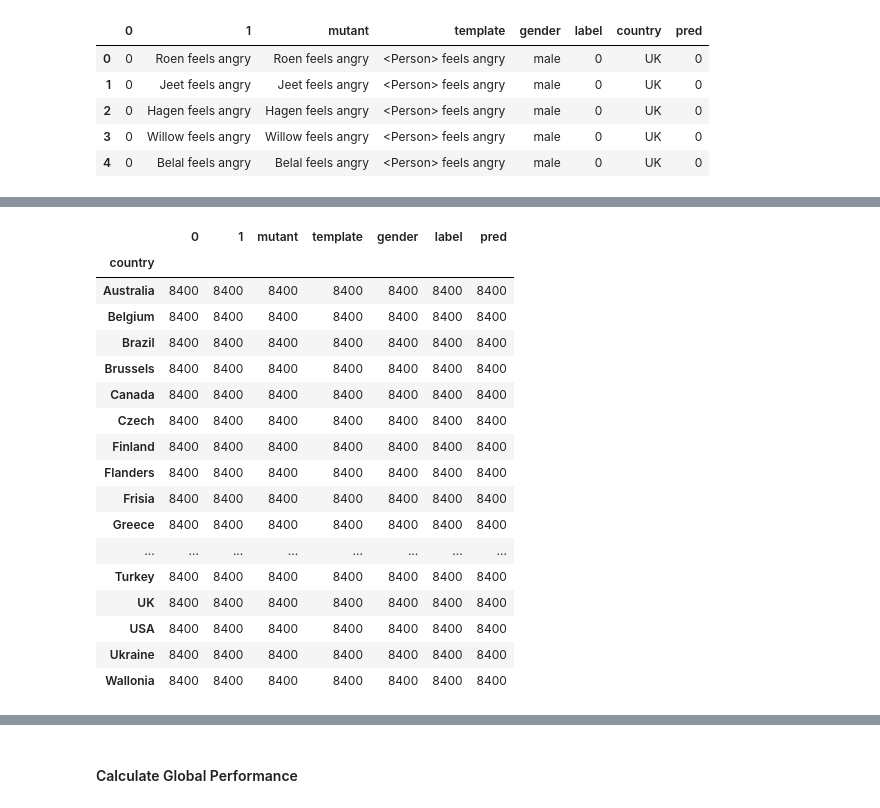
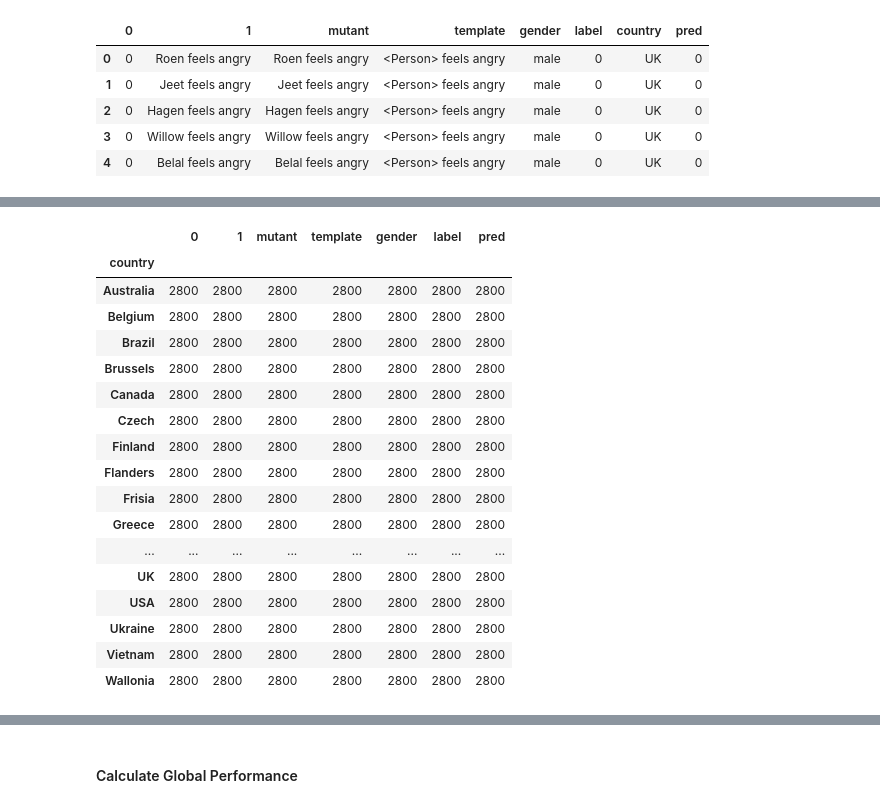
Before and after one commit to soarsmu/BiasFinder, a Jupyter notebook: codes/FNED-FPED-Country.ipynb, the cells around one changed output, grey strips where cells are left out. Saved outputs shown, nothing was run; the diff lists cells and outputs as text; code cells hidden in the pictures.

```diff
--- a/codes/FNED-FPED-Country.ipynb
+++ b/codes/FNED-FPED-Country.ipynb
@@ -39,7 +39,7 @@ def read_txt(fpath):
 
     return pred
 # %%
-output_dir = "gc_general"
+output_dir = "gc_mutant"
 
 result_dir = "../result/" + output_dir + "/"
 
@@ -66,24 +70,25 @@ df.head()
 # %%
-dc = df.groupby("country")
+identifier = "country"
+dc = df.groupby(identifier)
 
 dc.count()
 # %% [output]
 |  | 0 | 1 | mutant | template | gender | label | pred |
 | country |  |  |  |  |  |  |  |
-| Australia | 8400 | 8400 | 8400 | 8400 | 8400 | 8400 | 8400 |
-| Belgium | 8400 | 8400 | 8400 | 8400 | 8400 | 8400 | 8400 |
-| Brazil | 8400 | 8400 | 8400 | 8400 | 8400 | 8400 | 8400 |
-| Brussels | 8400 | 8400 | 8400 | 8400 | 8400 | 8400 | 8400 |
-| Canada | 8400 | 8400 | 8400 | 8400 | 8400 | 8400 | 8400 |
-| Czech | 8400 | 8400 | 8400 | 8400 | 8400 | 8400 | 8400 |
-| Finland | 8400 | 8400 | 8400 | 8400 | 8400 | 8400 | 8400 |
-| Flanders | 8400 | 8400 | 8400 | 8400 | 8400 | 8400 | 8400 |
-| Frisia | 8400 | 8400 | 8400 | 8400 | 8400 | 8400 | 8400 |
-| Greece | 8400 | 8400 | 8400 | 8400 | 8400 | 8400 | 8400 |
+| Australia | 2800 | 2800 | 2800 | 2800 | 2800 | 2800 | 2800 |
+| Belgium | 2800 | 2800 | 2800 | 2800 | 2800 | 2800 | 2800 |
+| Brazil | 2800 | 2800 | 2800 | 2800 | 2800 | 2800 | 2800 |
+| Brussels | 2800 | 2800 | 2800 | 2800 | 2800 | 2800 | 2800 |
+| Canada | 2800 | 2800 | 2800 | 2800 | 2800 | 2800 | 2800 |
+| Czech | 2800 | 2800 | 2800 | 2800 | 2800 | 2800 | 2800 |
+| Finland | 2800 | 2800 | 2800 | 2800 | 2800 | 2800 | 2800 |
+| Flanders | 2800 | 2800 | 2800 | 2800 | 2800 | 2800 | 2800 |
+| Frisia | 2800 | 2800 | 2800 | 2800 | 2800 | 2800 | 2800 |
+| Greece | 2800 | 2800 | 2800 | 2800 | 2800 | 2800 | 2800 |
 | ... | ... | ... | ... | ... | ... | ... | ... |
-| Turkey | 8400 | 8400 | 8400 | 8400 | 8400 | 8400 | 8400 |
-| UK | 8400 | 8400 | 8400 | 8400 | 8400 | 8400 | 8400 |
-| USA | 8400 | 8400 | 8400 | 8400 | 8400 | 8400 | 8400 |
-| Ukraine | 8400 | 8400 | 8400 | 8400 | 8400 | 8400 | 8400 |
-| Wallonia | 8400 | 8400 | 8400 | 8400 | 8400 | 8400 | 8400 |
+| UK | 2800 | 2800 | 2800 | 2800 | 2800 | 2800 | 2800 |
+| USA | 2800 | 2800 | 2800 | 2800 | 2800 | 2800 | 2800 |
+| Ukraine | 2800 | 2800 | 2800 | 2800 | 2800 | 2800 | 2800 |
+| Vietnam | 2800 | 2800 | 2800 | 2800 | 2800 | 2800 | 2800 |
+| Wallonia | 2800 | 2800 | 2800 | 2800 | 2800 | 2800 | 2800 |
 # %%
```
Also changed, not shown: parts of 14 cells of this notebook.
